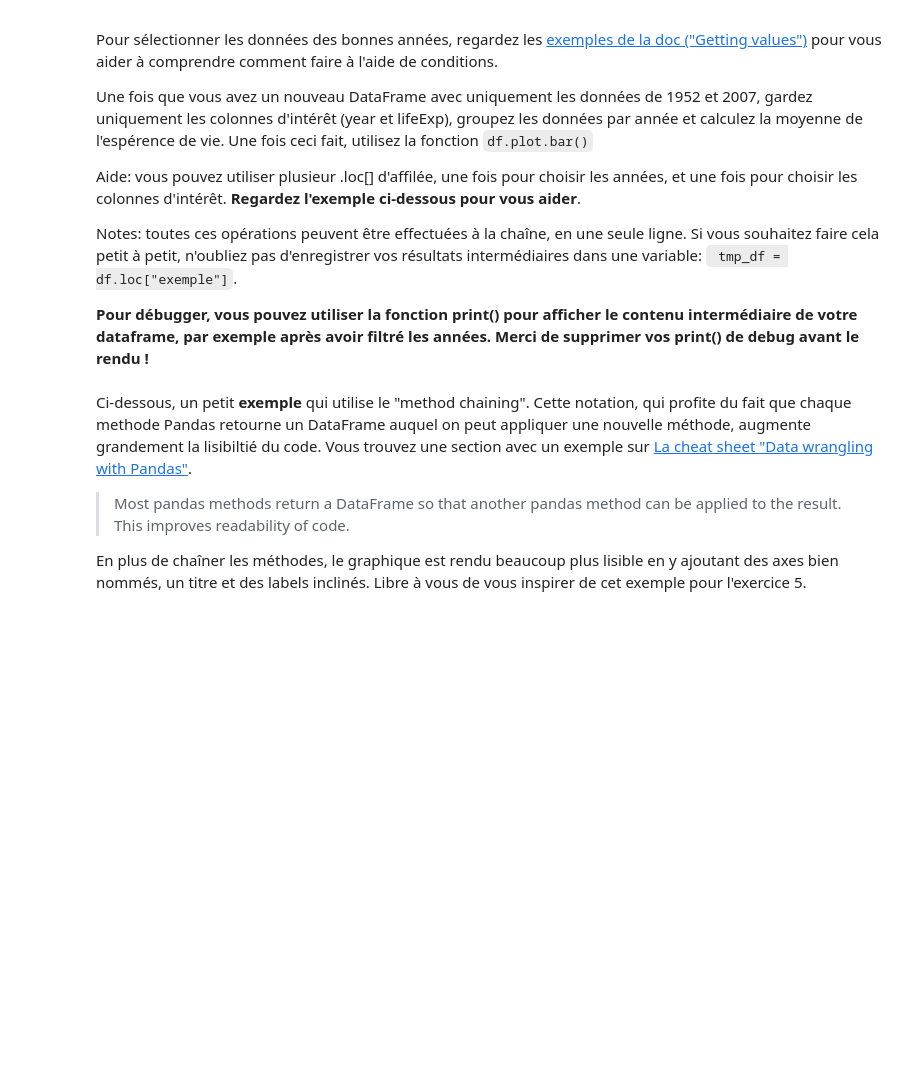
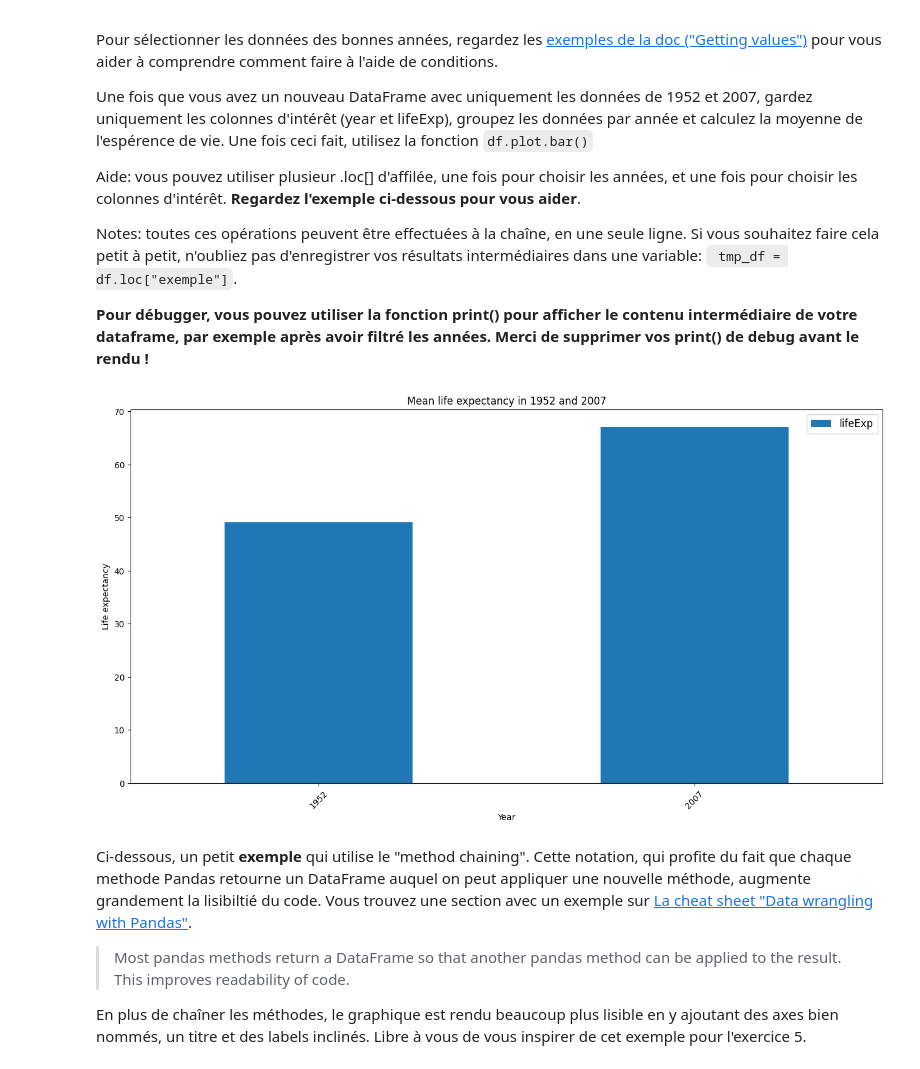
Before and after one commit to hliosone/data-science_scientific-tools, a Jupyter notebook: TP2_ISD_SA2024.ipynb, the cells around one changed output. Cells and saved outputs as stored; diff of their text form; code cells hidden in the pictures; blank space fills up the shorter version.

```diff
--- a/TP2_ISD_SA2024.ipynb
+++ b/TP2_ISD_SA2024.ipynb
@@ -555,6 +555,23 @@ Notes: toutes ces opérations peuvent être effectuées à la chaîne, en une se
 **Pour débugger, vous pouvez utiliser la fonction print() pour afficher le contenu intermédiaire de votre dataframe, par exemple après avoir filtré les années. Merci de supprimer vos print() de debug avant le rendu !**
 # %%
 # Écrivez votre code ici
+import matplotlib.pyplot as plt
+
+mean_life_exp = (
+    df.loc[df['year'].isin([1952, 2007]), ['year', 'lifeExp']]
+    .groupby('year')
+    .mean()
+)
+
+# Afficher le bar chart
+mean_life_exp.plot.bar(rot=45,figsize=(16, 8))
+plt.title("Mean life expectancy in 1952 and 2007")
+plt.xlabel("Year")
+plt.ylabel("Life expectancy")
+plt.legend(fontsize=12, labels=['lifeExp'])
+plt.show()
+# %% [output]
+[figure, added]
 # %% [markdown]
 Ci-dessous, un petit **exemple** qui utilise le "method chaining". Cette notation, qui profite du fait que chaque methode Pandas retourne un DataFrame auquel on peut appliquer une nouvelle méthode, augmente grandement la lisibiltié du code. Vous trouvez une section avec un exemple sur [La cheat sheet "Data wrangling with Pandas"](https://pandas.pydata.org/Pandas_Cheat_Sheet.pdf).
 
```
Also changed, not shown: parts of 5 cells of this notebook.
